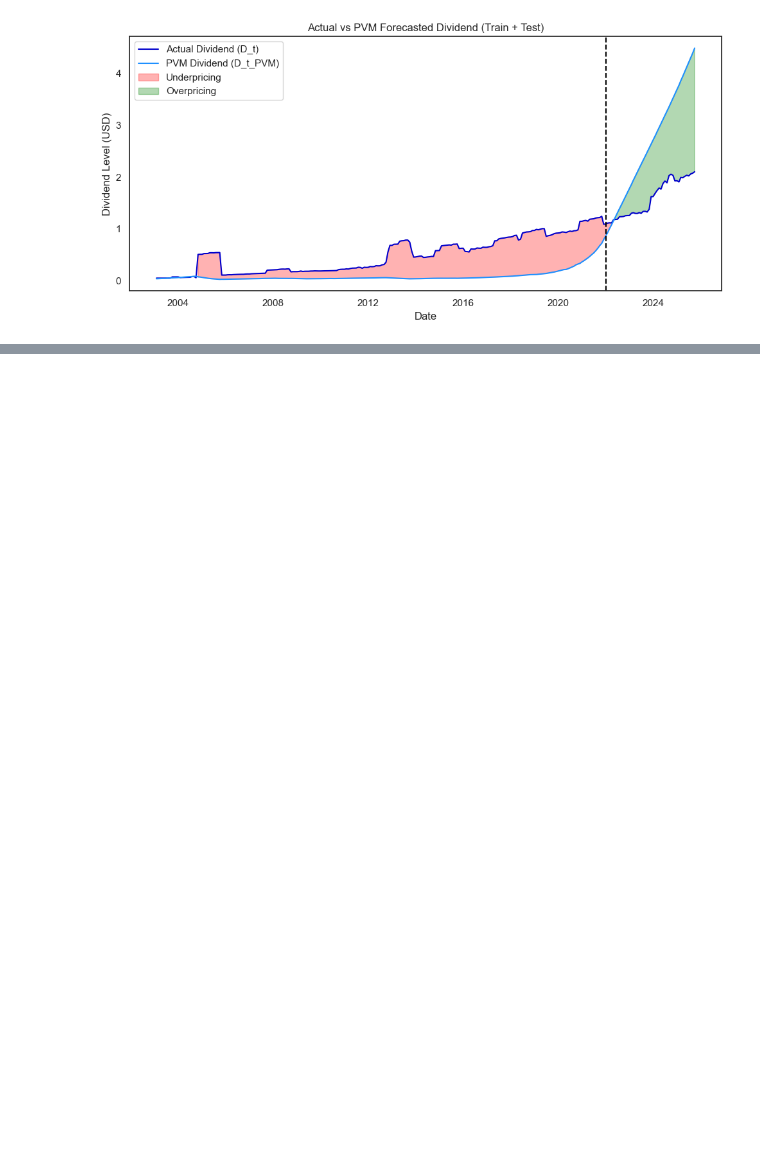
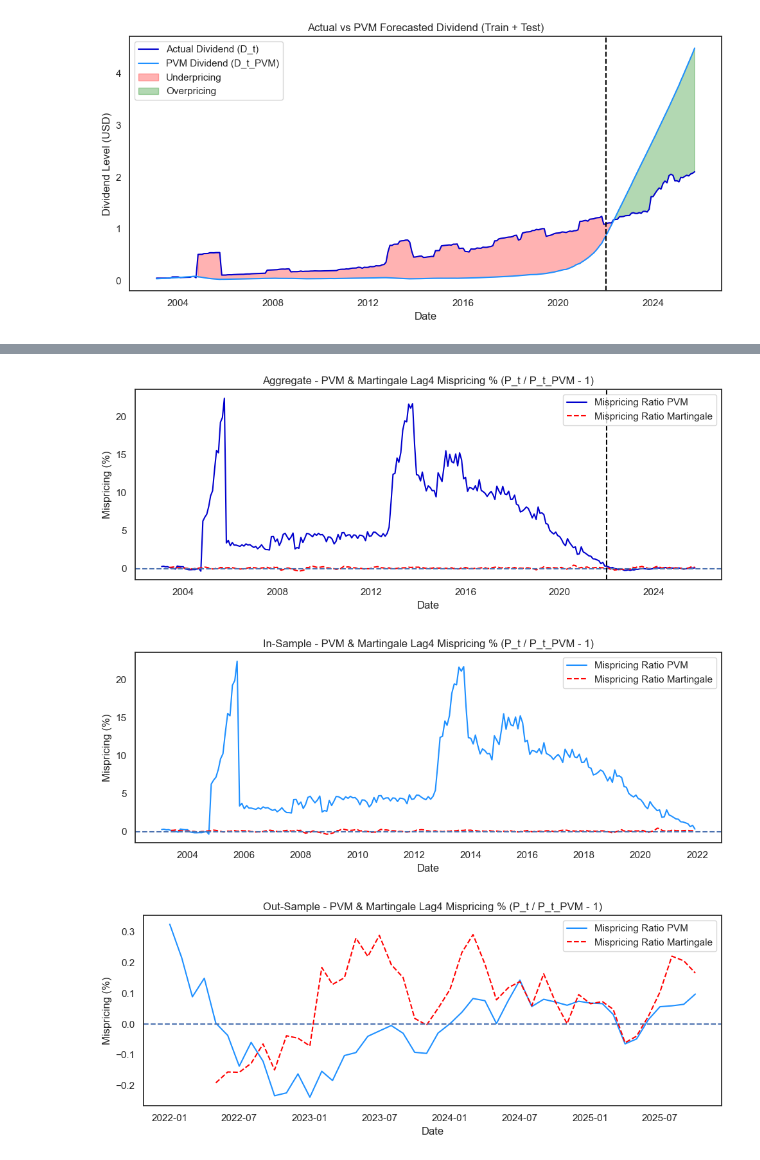
Before and after one commit to EliaLand/Martingale_FVM_AssetPricing, a Jupyter notebook: Part 2/main_FVM_upgraded.ipynb, the cells around one changed output, grey strips where cells are left out. Saved outputs shown, nothing was run; the diff lists cells and outputs as text; code cells hidden in the pictures; blank space fills up the shorter version.

```diff
--- a/Part 2/main_FVM_upgraded.ipynb
+++ b/Part 2/main_FVM_upgraded.ipynb
@@ -872,0 +917,70 @@ plt.show()
+# %%
+# Mispricing plotting (Martingale Lag=4)
+
+# Plotting Aggregate - PVM Mispricing % (P_t / P_t_PVM - 1)
+plot_df = monthly_fitted_df
+
+# Preface: Martingale Mispricing
+# Martingale benchmark - P_t^M = P_{t-1}
+plot_df["P_t_martingale"] = plot_df["P_t"].shift(4)
+plot_df.loc[plot_df.index[0], "P_t_martingale"] = plot_df["P_t"].iloc[0]
+plot_df["Mispricing Ratio Martingale"] = plot_df["P_t"] / plot_df["P_t_martingale"] - 1
+
+plt.figure(figsize=(10, 4))
+plt.plot(plot_df["Date"], plot_df["Mispricing Ratio PVM"], color="mediumblue", label="Mispricing Ratio PVM")
+plt.plot(plot_df["Date"], plot_df["Mispricing Ratio Martingale"], color="red", linestyle="--", label="Mispricing Ratio Martingale")
+
+plt.axhline(0, linestyle="--")
+plt.axvline(split_date, linestyle="--", color="black")
+plt.title("Aggregate - PVM & Martingale Lag4 Mispricing % (P_t / P_t_PVM - 1)")
+plt.xlabel("Date")
+plt.ylabel("Mispricing (%)")
+plt.legend()
+plt.tight_layout()
+plt.show()
+
+# Plotting In-Sample - PVM Mispricing % (P_t / P_t_PVM - 1)
+plot_df = monthly_train_results
+
+# Preface: Martingale Mispricing
+# Martingale benchmark - P_t^M = P_{t-1}
+plot_df["P_t_martingale"] = plot_df["P_t"].shift(4)
+plot_df.loc[plot_df.index[0], "P_t_martingale"] = plot_df["P_t"].iloc[0]
+plot_df["Mispricing Ratio Martingale"] = plot_df["P_t"] / plot_df["P_t_martingale"] - 1
+
+plt.figure(figsize=(10, 4))
+plt.plot(plot_df["Date"], plot_df["Mispricing Ratio PVM"], color="dodgerblue", label="Mispricing Ratio PVM")
+plt.plot(plot_df["Date"], plot_df["Mispricing Ratio Martingale"], color="red", linestyle="--", label="Mispricing Ratio Martingale")
+
+plt.axhline(0, linestyle="--")
+plt.title("In-Sample - PVM & Martingale Lag4 Mispricing % (P_t / P_t_PVM - 1)")
+plt.xlabel("Date")
+plt.ylabel("Mispricing (%)")
+plt.legend()
+plt.tight_layout()
+plt.show()
+
+# Plotting Out-Sample - PVM Mispricing % (P_t / P_t_PVM - 1)
+plot_df = monthly_test_results
+
+# Preface: Martingale Mispricing
+# Martingale benchmark - P_t^M = P_{t-1}
+plot_df["P_t_martingale"] = plot_df["P_t"].shift(4)
+plot_df.loc[plot_df.index[0], "P_t_martingale"] = plot_df["P_t"].iloc[0]
+plot_df["Mispricing Ratio Martingale"] = plot_df["P_t"] / plot_df["P_t_martingale"] - 1
+
+plt.figure(figsize=(10, 4))
+plt.plot(plot_df["Date"], plot_df["Mispricing Ratio PVM"], color="dodgerblue", label="Mispricing Ratio PVM")
+plt.plot(plot_df["Date"], plot_df["Mispricing Ratio Martingale"], color="red", linestyle="--", label="Mispricing Ratio Martingale")
+
+plt.axhline(0, linestyle="--")
+plt.title("Out-Sample - PVM & Martingale Lag4 Mispricing % (P_t / P_t_PVM - 1)")
+plt.xlabel("Date")
+plt.ylabel("Mispricing (%)")
+plt.legend()
+plt.tight_layout()
+plt.show()
+# %% [output]
+[figure, added]
+[figure, added]
+[figure, added]
```
Also changed, not shown: parts of 3 cells of this notebook.
